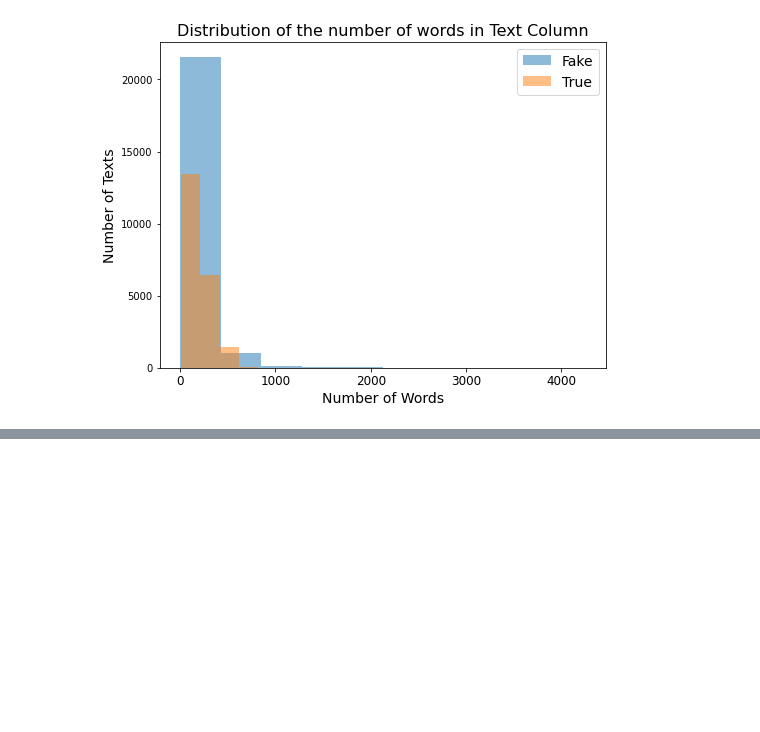
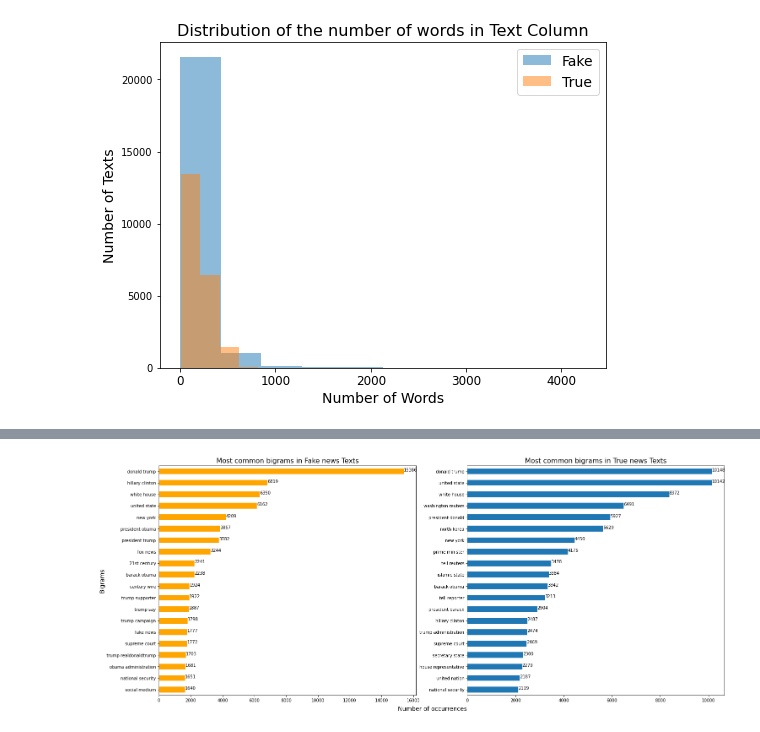
Before and after one commit to konkall/Fake_News_detection, a Jupyter notebook: FakeNewsDetection.ipynb, the cells around one changed output, grey strips where cells are left out. Saved outputs shown, nothing was run; the diff lists cells and outputs as text; code cells hidden in the pictures; blank space fills up the shorter version.

```diff
--- a/FakeNewsDetection.ipynb
+++ b/FakeNewsDetection.ipynb
@@ -313,0 +364,31 @@ plt.show()
+# %%
+df_fake_bigrams = common_bigrams(df_fake, 'text', N=20)
+df_true_bigrams = common_bigrams(df_true, 'text', N=20)
+# %%
+fig = plt.figure(figsize = (30, 18))
+
+#Fake news bigrams barh
+ax = fig.add_subplot(1, 2, 1)
+
+df_fake_bigrams.sort_values(by='frequency', ascending=True).plot.barh( legend=None, figsize = (24,10), color='orange', ax=ax)
+for idx, value in enumerate(list(df_fake_bigrams['frequency'].sort_values(ascending=True))):
+    plt.text(value, idx, str(value), horizontalalignment='left')
+ax.set_title('Most common bigrams in Fake news Texts', fontsize = 16)
+#ax.set_xlabel('Number of occurrences', fontsize = 14)
+ax.set_ylabel('Bigrams', fontsize = 14)
+
+
+#True news bigrams barh
+ax = fig.add_subplot(1, 2, 2)
+
+df_true_bigrams.sort_values(by='frequency', ascending=True).plot.barh( legend=None, figsize = (24,10), ax=ax)
+for idx, value in enumerate(list(df_true_bigrams['frequency'].sort_values(ascending=True))):
+    plt.text(value, idx, str(value), horizontalalignment='left')
+ax.set_title('Most common bigrams in True news Texts', fontsize = 16)
+
+
+fig.text(0.5, 0.08,'Number of occurrences', va='center', ha='center', fontsize=14)
+
+plt.show()
+# %% [output]
+[figure, added]
```
Also changed, not shown: parts of 9 cells of this notebook.
